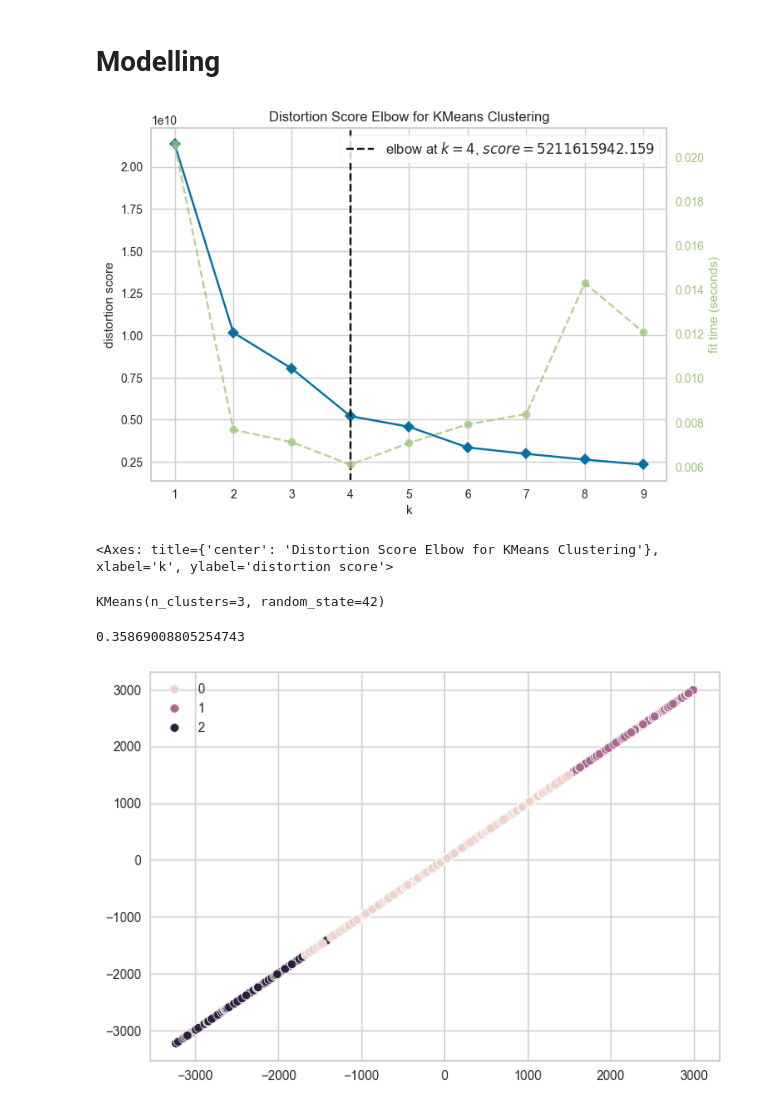
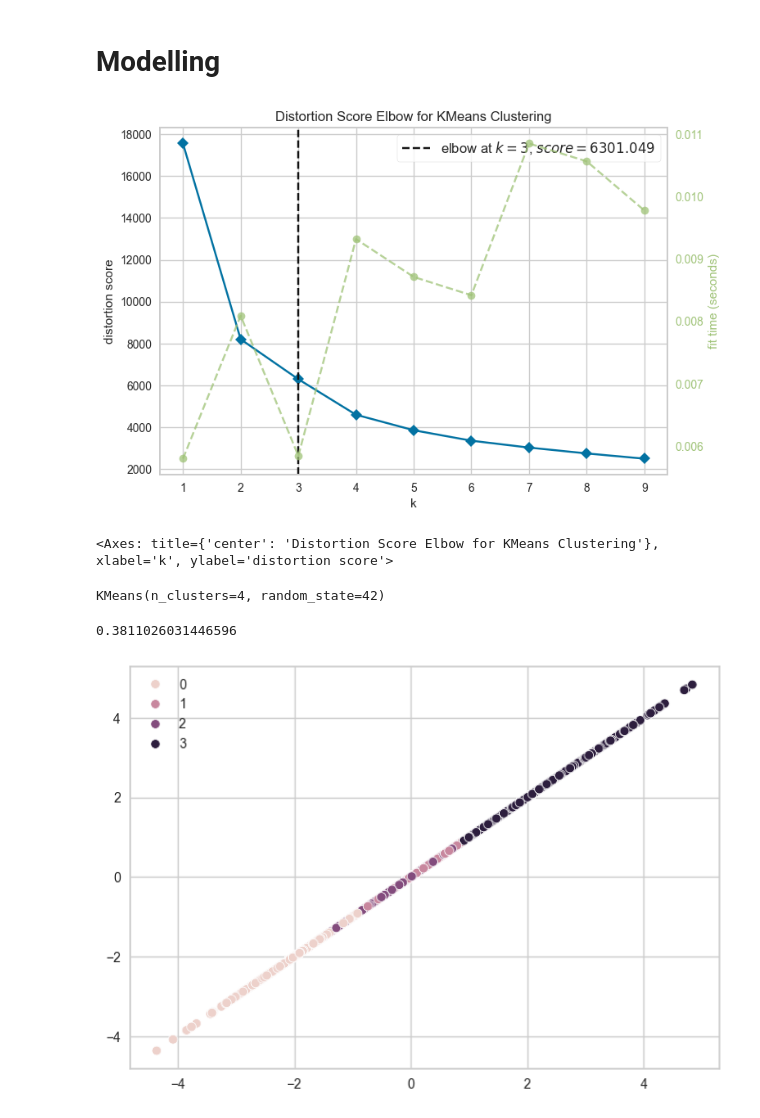
Before and after one commit to levirs565/asah-customer-segmentation, a Jupyter notebook: Clustering.ipynb, the cells around one changed output. Drawn from its saved outputs; the diff is of its cells as text; code cells hidden in the pictures.

```diff
--- a/Clustering.ipynb
+++ b/Clustering.ipynb
@@ -375,3 +357,5 @@ df_rfm_model = df_rfm_model.drop(df_outliers.index)
+# %%
+df_rfm_model = df_rfm.drop(columns=["Customer ID"])
 # %%
 for feature in df_rfm_model.columns:
   plt.figure(figsize=(10, 6))
@@ -388,18 +371,18 @@ for feature in df_rfm_model.columns:
 from scipy import stats
 
 # scaler = StandardScaler()
-scaler = RobustScaler()
+# scaler = RobustScaler()
 # # scaler = MinMaxScaler()
-# scaler = PowerTransformer(method='yeo-johnson')
-df_rfm_scaled = df_rfm_model.copy().drop(columns=["Customer ID"])
+scaler = PowerTransformer(method='yeo-johnson')
+df_rfm_scaled = df_rfm_model.copy()
 features = df_rfm_scaled.columns.tolist()
 # # for column in features:
 # df_rfm_scaled["Recency"] = stats.boxcox(df_rfm_scaled["Recency"])[0]
 # df_rfm_scaled["Frequency"] = stats.boxcox(df_rfm_scaled["Frequency"])[0]
 # df_rfm_scaled["Monetary"] = stats.boxcox(df_rfm_scaled["Monetary"])[0]
-df_rfm_scaled["Recency"] = np.log1p(df_rfm_scaled["Recency"])
-df_rfm_scaled["Frequency"] = np.log1p(df_rfm_scaled["Frequency"])
-df_rfm_scaled["Monetary"] = np.log1p(df_rfm_scaled["Monetary"])
+# df_rfm_scaled["Recency"] = np.log1p(df_rfm_scaled["Recency"])
+# df_rfm_scaled["Frequency"] = np.log1p(df_rfm_scaled["Frequency"])
+# df_rfm_scaled["Monetary"] = np.log1p(df_rfm_scaled["Monetary"])
 df_rfm_scaled[features] = scaler.fit_transform(df_rfm_scaled[features])
 # %%
 df_rfm_scaled.describe()
@@ -429,28 +412,28 @@ for feature in df_rfm_scaled.columns:
 # %%
 kmeans = KMeans(random_state=42)
 visualizer = KElbowVisualizer(kmeans, k=(1, 10))
-visualizer.fit(df_rfm_model)
+visualizer.fit(df_rfm_scaled)
 visualizer.show()
 # %% [output]
-[figure, old version]
+[figure, new version]
 <Axes: title={'center': 'Distortion Score Elbow for KMeans Clustering'}, xlabel='k', ylabel='distortion score'>
 # %%
 # kmeans = KMeans(n_clusters=visualizer.elbow_value_, random_state=42)
-kmeans = KMeans(n_clusters=3, random_state=42)
-kmeans.fit(df_rfm_model)
+kmeans = KMeans(n_clusters=4, random_state=42)
+kmeans.fit(df_rfm_scaled)
 # %% [output]
-KMeans(n_clusters=3, random_state=42)
+KMeans(n_clusters=4, random_state=42)
 # %%
-score = silhouette_score(df_rfm_model, kmeans.labels_)
+score = silhouette_score(df_rfm_scaled, kmeans.labels_)
 score
 # %% [output]
-0.35869008805254743
+0.3811026031446596
 # %%
 pca = PCA(n_components=2,random_state=42)
-x_std_pca = pca.fit_transform(df_rfm_model)
+x_std_pca = pca.fit_transform(df_rfm_scaled)
 
 plt.figure()
 sns.scatterplot(x=x_std_pca[:, 0], y=x_std_pca[:, 0], hue=kmeans.labels_)
 plt.show()
 # %% [output]
-[figure, old version]
+[figure, new version]
```
Also changed, not shown: parts of 14 cells of this notebook, 1 other file.
